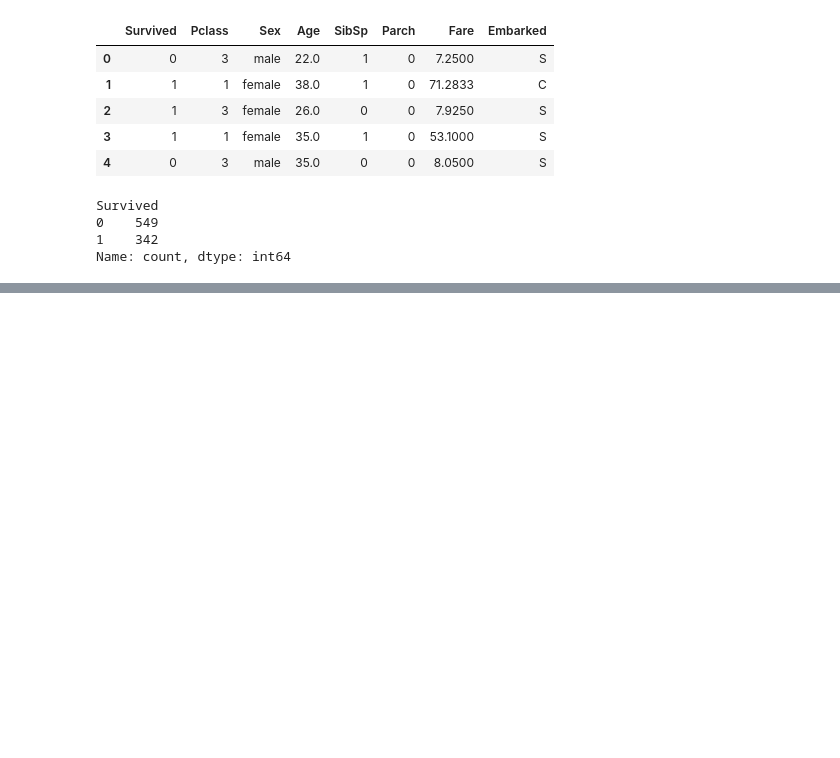
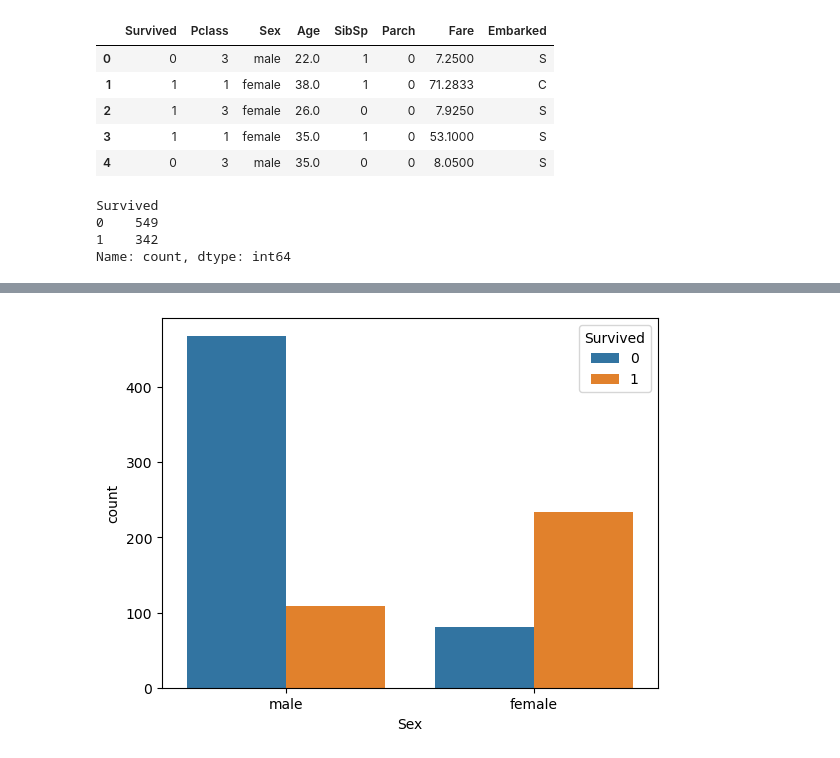
Before and after one commit to rakib826/Decision-Tree-and-Ensemble-Learning, a Jupyter notebook: Decision Tree and Ensemble Learning.ipynb, the cells around one changed output, grey strips where cells are left out. Cells and saved outputs as stored; diff of their text form; code cells hidden in the pictures; blank space fills up the shorter version.

```diff
--- a/Decision Tree and Ensemble Learning.ipynb
+++ b/Decision Tree and Ensemble Learning.ipynb
@@ -118,0 +129,5 @@ Name: count, dtype: int64
+# %%
+sns.countplot(x='Sex', hue='Survived', data=df)
+plt.show()
+# %% [output]
+[figure, added]
```
Also changed, not shown: parts of 6 cells of this notebook.
